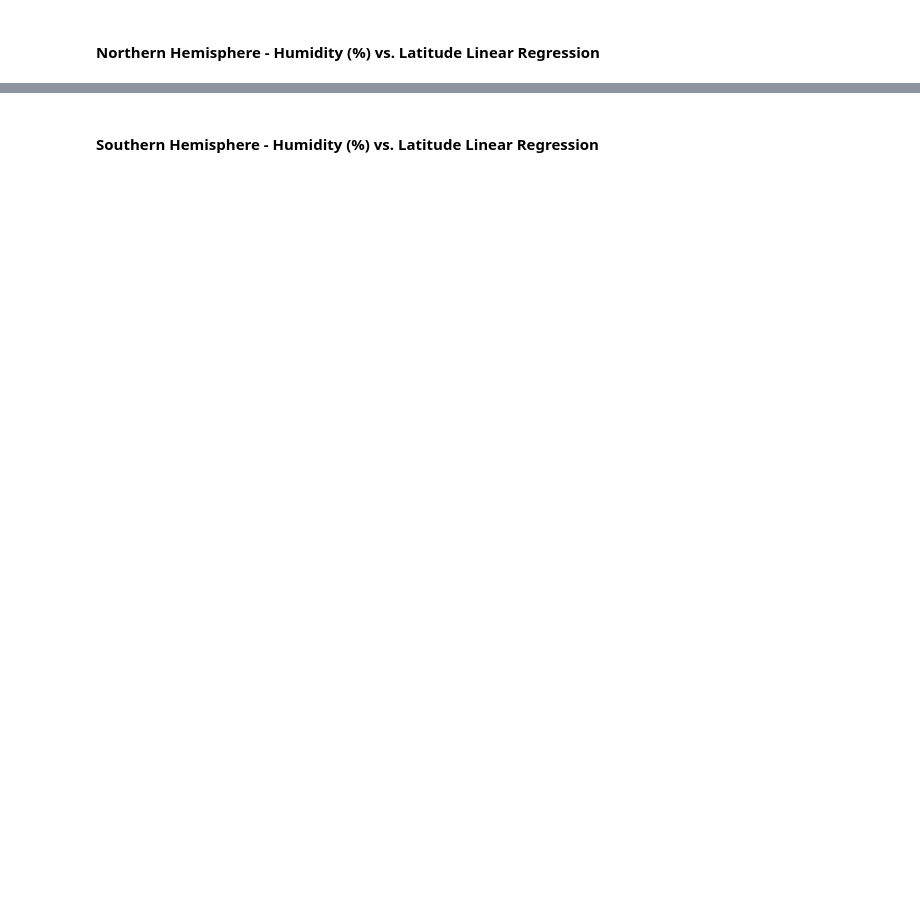
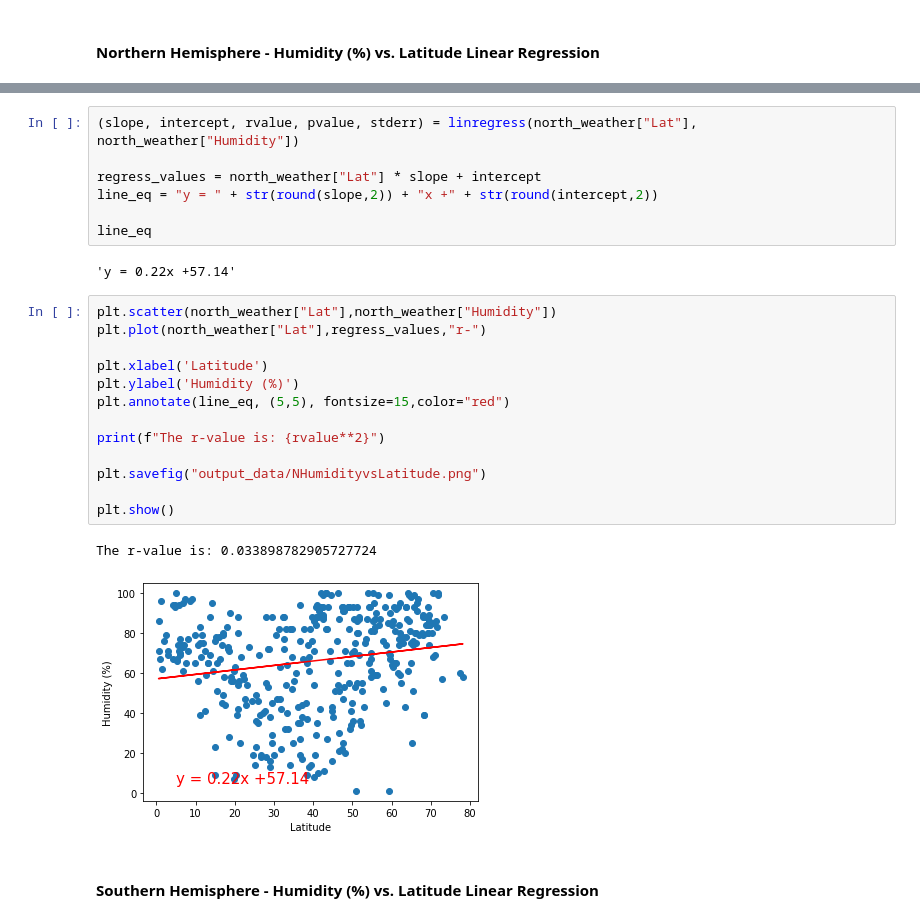
Before and after one commit to syreetamb/python-api-challenge, a Jupyter notebook: WeatherPy/WeatherPy.ipynb, the cells around one changed output, grey strips where cells are left out. Saved outputs shown, nothing was run; the diff lists cells and outputs as text; blank space fills up the shorter version.

```diff
--- a/WeatherPy/WeatherPy.ipynb
+++ b/WeatherPy/WeatherPy.ipynb
@@ -269,2 +287,27 @@ The r-value is: 0.000543987878808455
+# %%
+(slope, intercept, rvalue, pvalue, stderr) = linregress(north_weather["Lat"], north_weather["Humidity"])
+
+regress_values = north_weather["Lat"] * slope + intercept
+line_eq = "y = " + str(round(slope,2)) + "x +" + str(round(intercept,2))
+
+line_eq
+# %% [output]
+'y = 0.22x +57.14'
+# %%
+plt.scatter(north_weather["Lat"],north_weather["Humidity"])
+plt.plot(north_weather["Lat"],regress_values,"r-")
+
+plt.xlabel('Latitude')
+plt.ylabel('Humidity (%)')
+plt.annotate(line_eq, (5,5), fontsize=15,color="red")
+
+print(f"The r-value is: {rvalue**2}")
+
+plt.savefig("output_data/NHumidityvsLatitude.png")
+
+plt.show()
+# %% [output]
+The r-value is: 0.033898782905727724
+[figure, added]
 # %% [markdown]
 ####  Southern Hemisphere - Humidity (%) vs. Latitude Linear Regression
```
Also changed, not shown: parts of 36 cells of this notebook, 20 other files.
